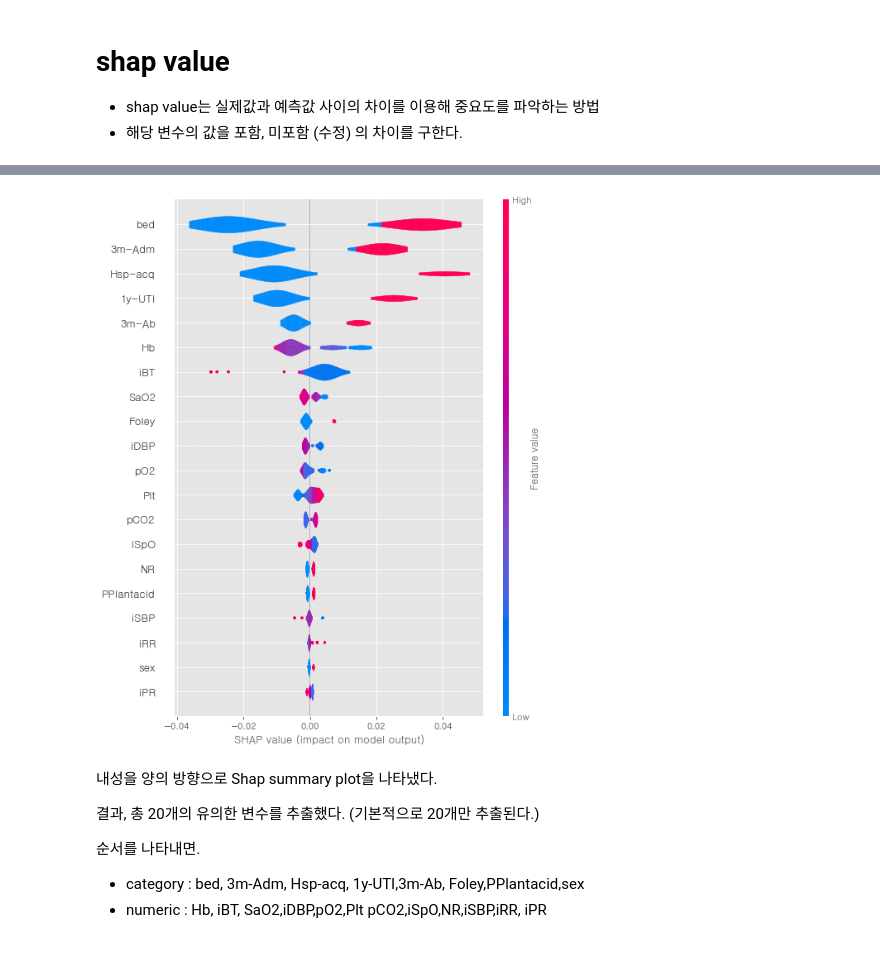
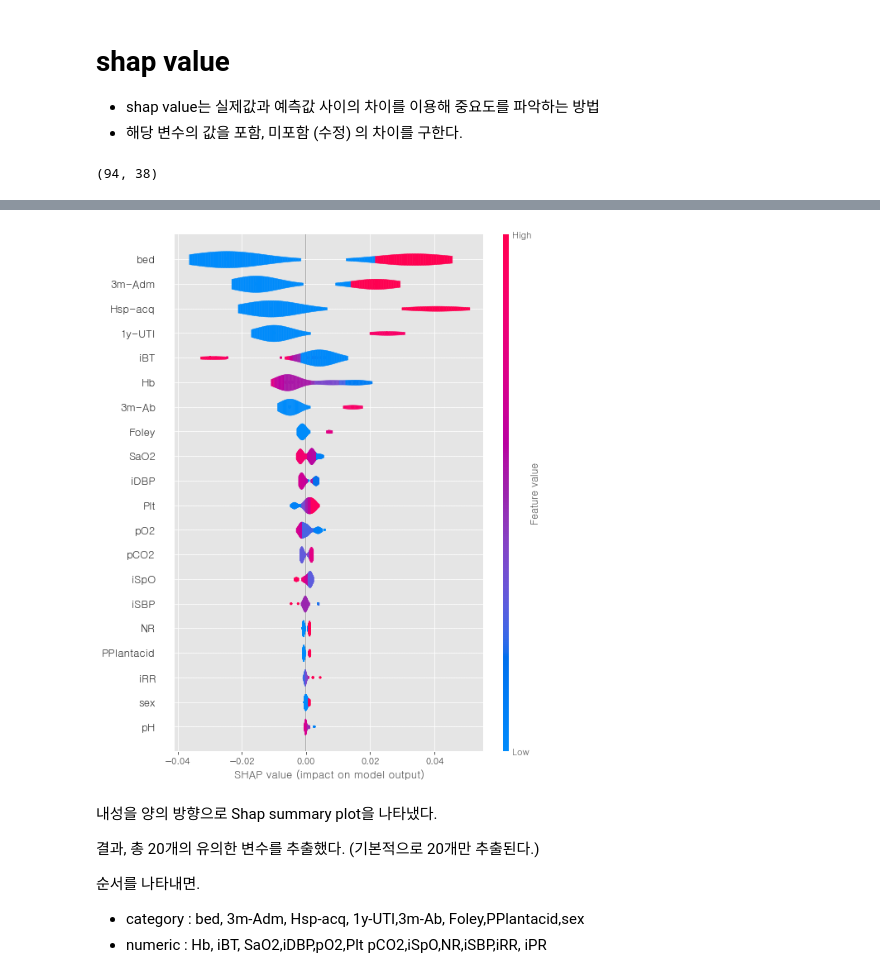
Before and after one commit to bub3690/22-1_multivariate, a Jupyter notebook: final_project/Classification-rftree-pre.ipynb, the cells around one changed output, grey strips where cells are left out. Drawn from its saved outputs; the diff is of its cells as text; code cells hidden in the pictures.

Commit message:
Update bar plots

```diff
--- a/final_project/Classification-rftree-pre.ipynb
+++ b/final_project/Classification-rftree-pre.ipynb
@@ -533,8 +539,11 @@ https://woolulu.tistory.com/28
 # %%
 
 explainer = shap.TreeExplainer(model_best) # Tree model Shap Value 확인 객체 지정
-shap_values = explainer.shap_values(x_train) # Shap Values 계산
-shap_values_bar=explainer(x_train)
+shap_values = explainer.shap_values(x_test) # Shap Values 계산
+# %%
+x_test.shape
+# %% [output]
+(94, 38)
 # %%
 shap.initjs() # javascript 초기화 (graph 초기화)
 #shap.force_plot(explainer.expected_value[0], shap_values[0], x_train)
@@ -544,9 +553,9 @@ shap.initjs() # javascript 초기화 (graph 초기화)
 # 전체 검증 데이터 셋에 대해서 적용
 #shap.force_plot(explainer.expected_value[0], shap_values[0], x_train)
 # %%
-shap.summary_plot(shap_values[1], x_train, plot_type='violin')
+shap.summary_plot(shap_values[1], x_test, plot_type='violin')
 # %% [output]
-[figure, old version]
+[figure, new version]
 # %% [markdown]
 내성을 양의 방향으로 Shap summary plot을 나타냈다.
 
```
Also changed, not shown: parts of 87 cells of this notebook, 7 other files.
